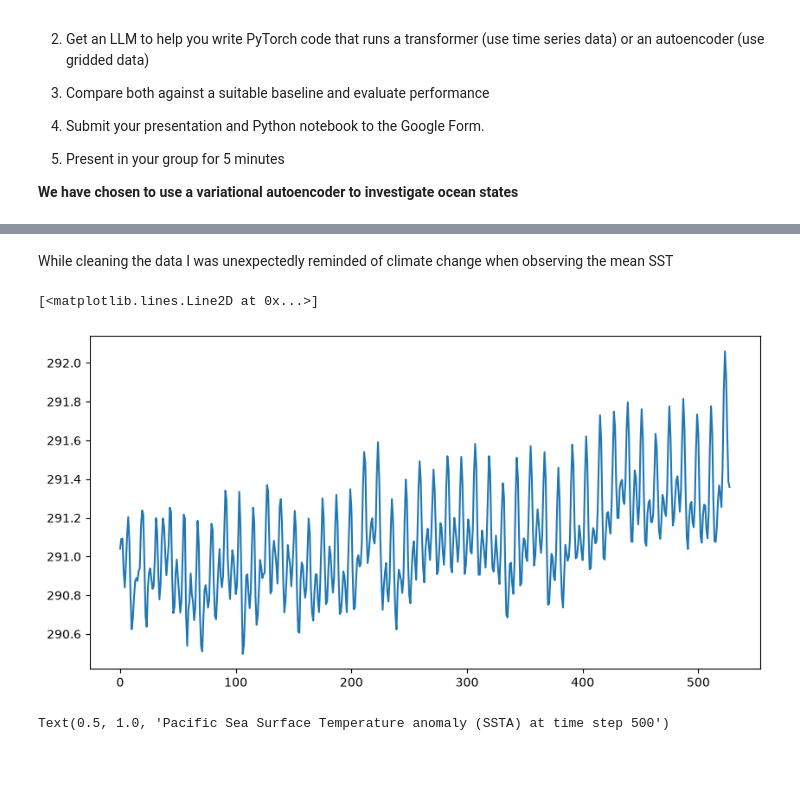
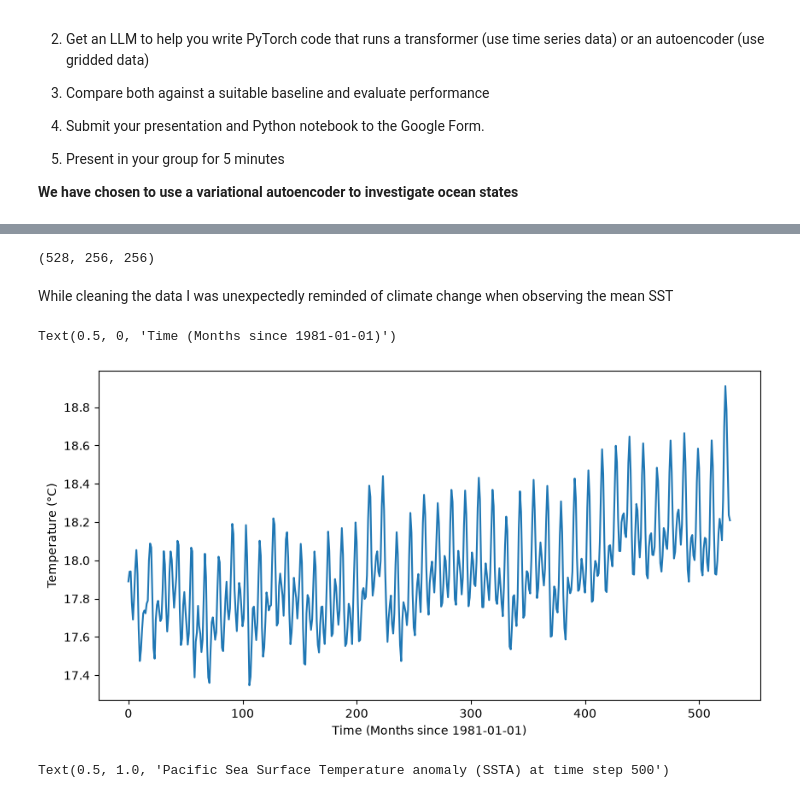
Before and after one commit to or-evan/Wk4Proj, a Jupyter notebook: VAE.ipynb, the cells around one changed output, grey strips where cells are left out. Cells and saved outputs as stored; diff of their text form; code cells hidden in the pictures; blank space fills up the shorter version.

```diff
--- a/VAE.ipynb
+++ b/VAE.ipynb
@@ -80,3 +79,7 @@ ds_pacific.sst[0].plot()
+# %%
+ds_pacific.sst.shape
+# %% [output]
+(528, 256, 256)
 # %%
 ds_mean = ds_pacific.sst.mean(dim=['latitude', 'longitude'])
 ds_pacific_anomaly = ds_pacific - ds_mean
@@ -84,10 +87,12 @@ ds_pacific_anomaly = ds_pacific - ds_mean
 While cleaning the data I was unexpectedly reminded of climate change when observing the mean SST
 # %%
 fig, ax = plt.subplots(figsize=(10, 5))
-ax.plot(ds_mean, label='Mean SST')
+ax.plot(ds_mean -273.15, label='Mean SST')
+ax.set_ylabel('Temperature (°C)')
+ax.set_xlabel('Time (Months since 1981-01-01)')
 # %% [output]
-[<matplotlib.lines.Line2D at 0x...>]
+Text(0.5, 0, 'Time (Months since 1981-01-01)')
-[figure, old version]
+[figure, new version]
 # %%
 fig2, ax2 = plt.subplots(figsize=(20, 10))
 ds_pacific_anomaly.sst[0].plot(ax=ax2)
```
Also changed, not shown: parts of 16 cells of this notebook.
